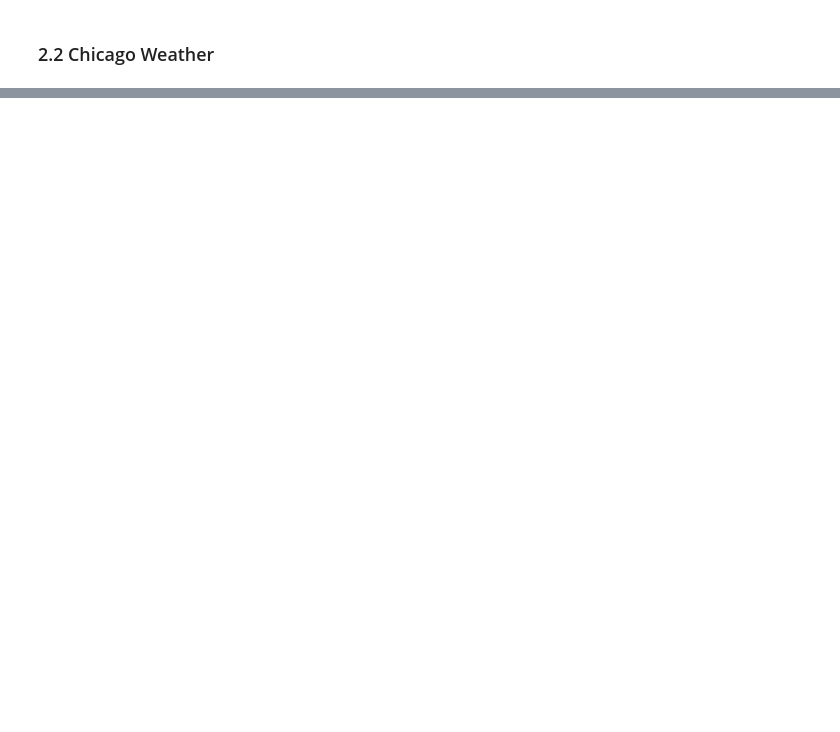
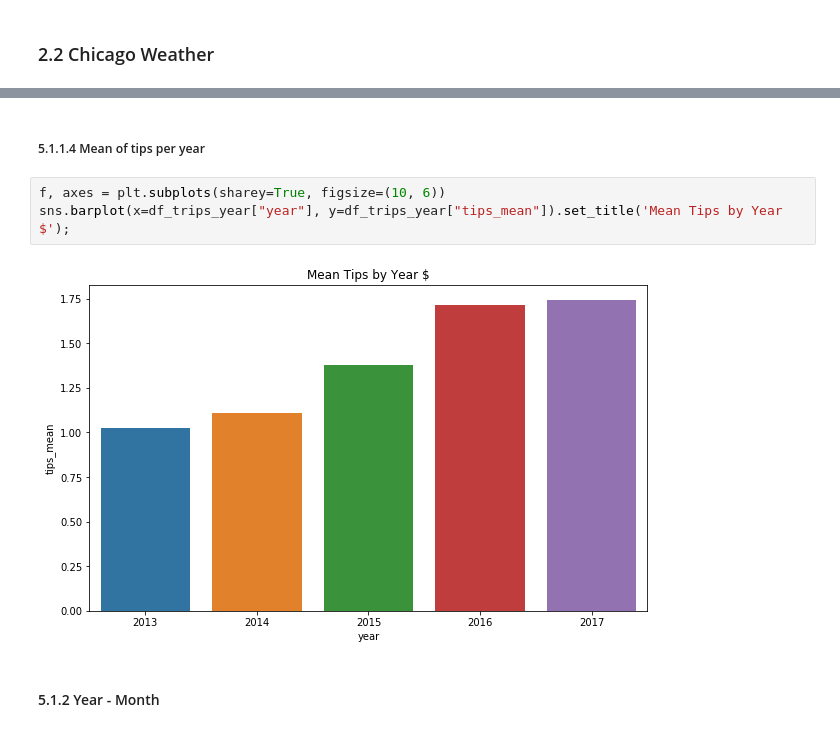
Before and after one commit to alvarofernandezmalagon/TFM-Taxi-Fare-Prediction, a Jupyter notebook: Scripts/final_eda.ipynb, the cells around one changed output, grey strips where cells are left out. Drawn from its saved outputs; the diff is of its cells as text; blank space fills up the shorter version.

```diff
--- a/Scripts/final_eda.ipynb
+++ b/Scripts/final_eda.ipynb
@@ -283,0 +644,9 @@ plt.show()
+# %% [markdown]
+##### 5.1.1.4 Mean of tips per year
+# %%
+f, axes = plt.subplots(sharey=True, figsize=(10, 6))
+sns.barplot(x=df_trips_year["year"], y=df_trips_year["tips_mean"]).set_title('Mean Tips by Year $');
+# %% [output]
+[figure, added]
+# %% [markdown]
+#### 5.1.2 Year - Month
```
Also changed, not shown: parts of 178 cells of this notebook, 2 other files.
